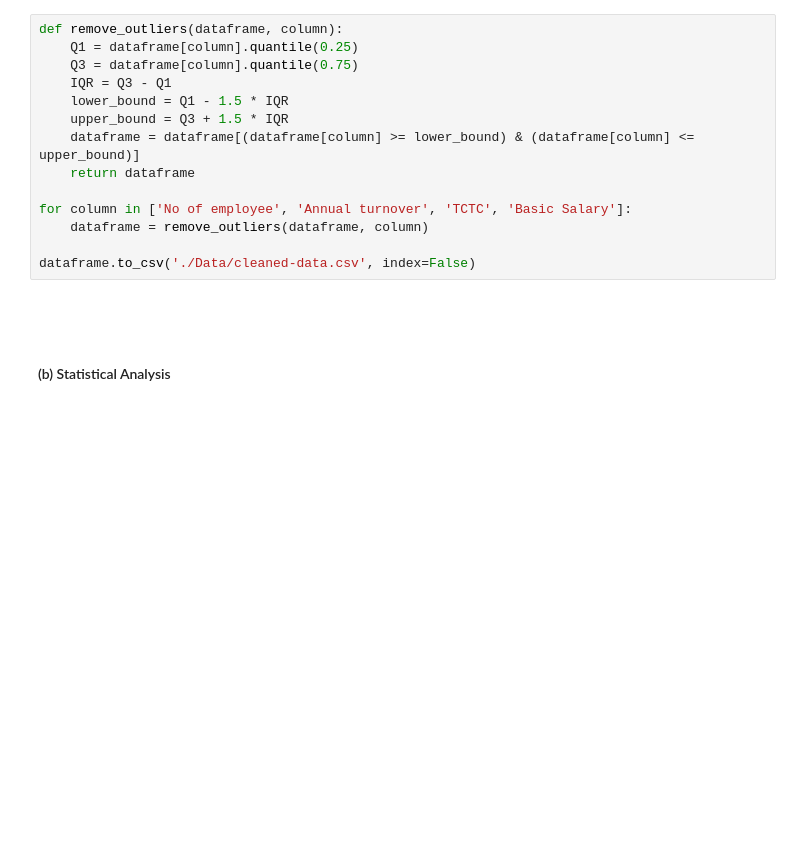
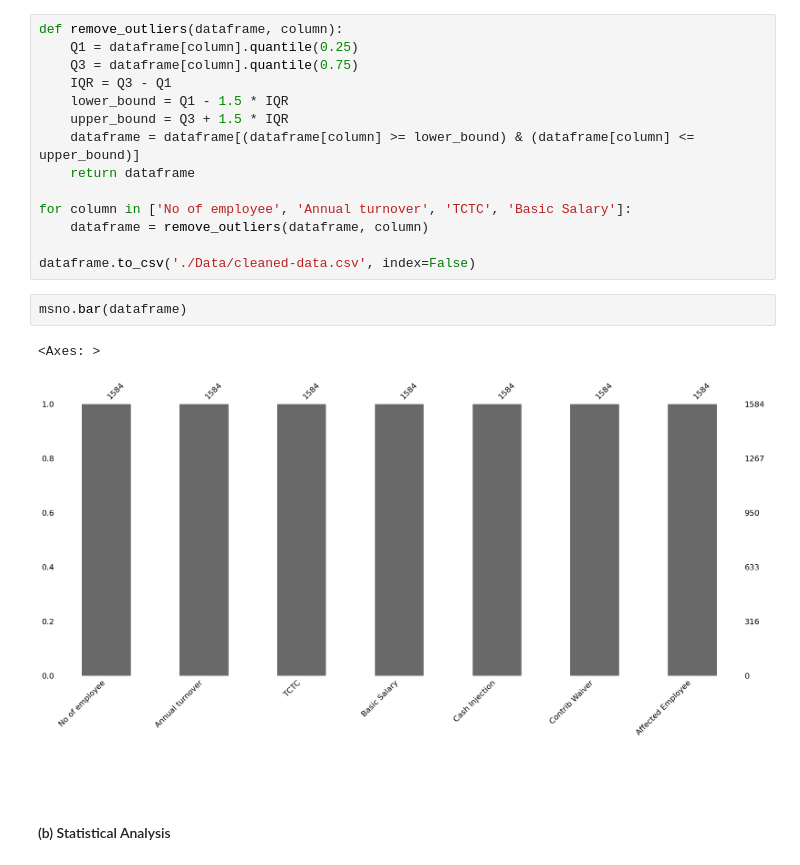
Before and after one commit to simeonleni/analitica, a Jupyter notebook: analytica.ipynb, the cells around one changed output. Drawn from its saved outputs; the diff is of its cells as text; blank space fills up the shorter version.

```diff
--- a/analytica.ipynb
+++ b/analytica.ipynb
@@ -115,6 +117,11 @@ for column in ['No of employee', 'Annual turnover', 'TCTC', 'Basic Salary']:
     dataframe = remove_outliers(dataframe, column)
 
 dataframe.to_csv('./Data/cleaned-data.csv', index=False)
+# %%
+msno.bar(dataframe)
+# %% [output]
+<Axes: >
+[figure, added]
 # %% [markdown]
 <br>
 <br>
```
Also changed, not shown: parts of 3 cells of this notebook.
